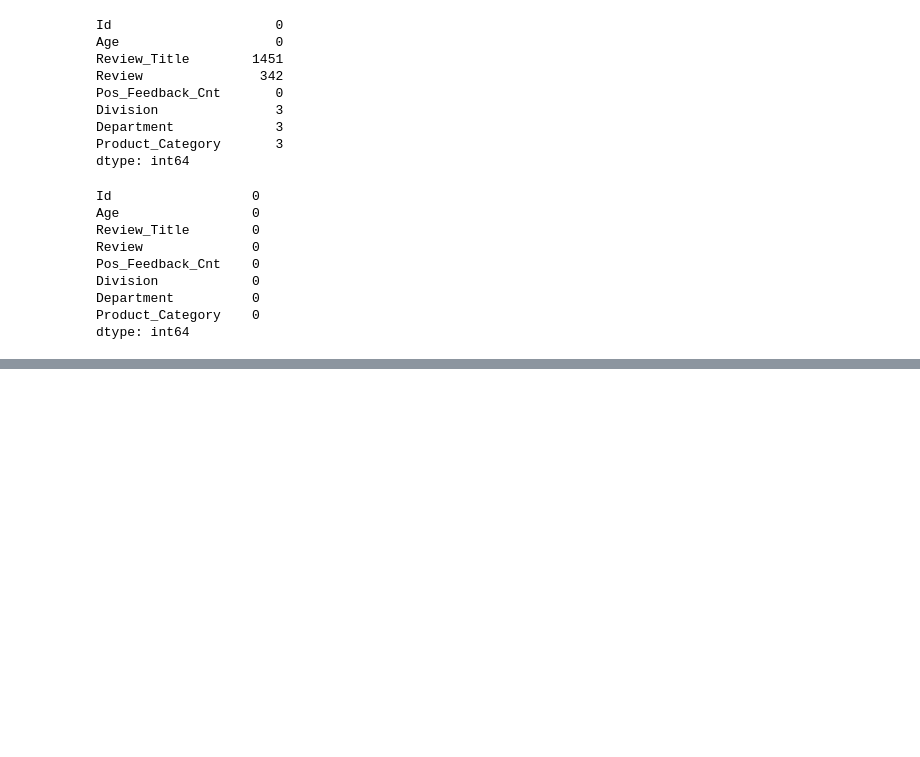
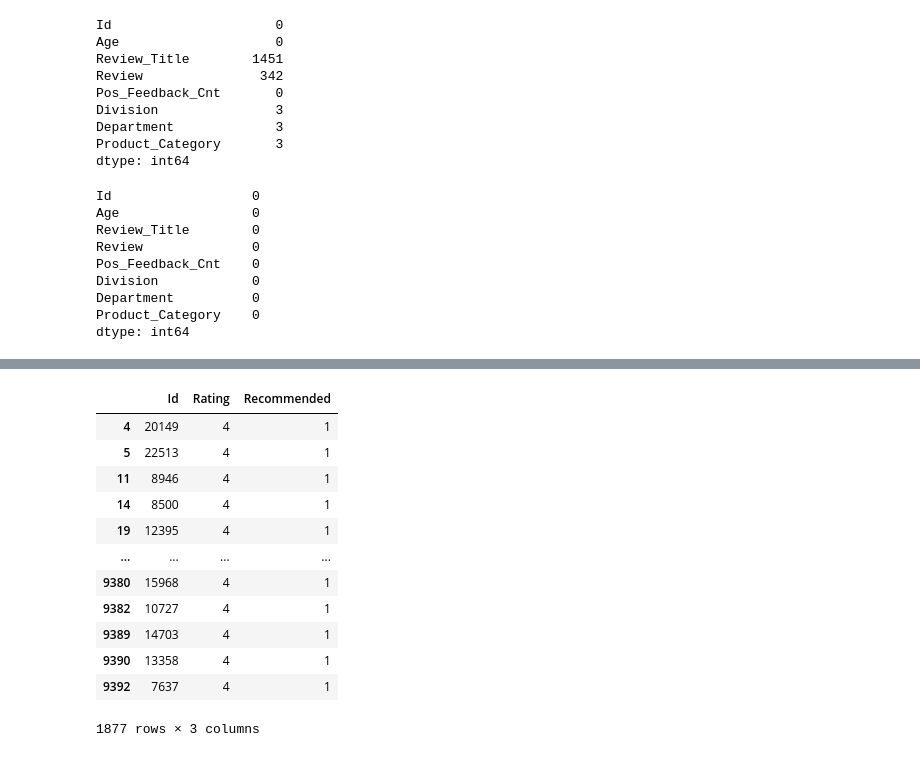
Before and after one commit to Elshan777/fashion-product-reviews, a Jupyter notebook: model-final.ipynb, the cells around one changed output, grey strips where cells are left out. Cells and saved outputs as stored; diff of their text form; code cells hidden in the pictures; blank space fills up the shorter version.

```diff
--- a/model-final.ipynb
+++ b/model-final.ipynb
@@ -364,12 +260,12 @@ model1 = tf.keras.models.Sequential([
         mask_zero=True
     ),
     tf.keras.layers.LSTM(32),
-    tf.keras.layers.Dense(8, activation='relu'),
+    tf.keras.layers.Dense(16, activation='relu'),
     tf.keras.layers.Dense(5, activation='softmax')
 ])
 # %%
 model1.compile(loss='categorical_crossentropy', optimizer='adam', metrics=['accuracy'])
-early_stop = EarlyStopping(monitor='val_loss', mode='min', verbose=1, patience = 2)
+early_stop = EarlyStopping(monitor='val_accuracy', mode='auto', verbose=1, patience = 1)
 history = model1.fit(X_train, y_train, epochs=30, validation_data=(X_test, y_test), callbacks=[early_stop])
 # %% [output]
 Epoch 1/30
@@ -436,0 +335,13 @@ submission.to_csv('submission2.csv', index=False)
+# %%
+recommended_predicted = model.predict_classes(test_df['Review_Title'] + ' ' + test_df['Review'])
+np.unique(recommended_predicted, return_counts=True)
+
+rating_predicted = model1.predict_classes(test_df['Review_Title'] + ' ' + test_df['Review'])
+np.unique(rating_predicted, return_counts=True)
+
+submission = pd.read_csv('../input/iba-ml1-final-project/sample_submission.csv')
+
+submission['Rating'] = rating_predicted
+submission['Recommended'] = recommended_predicted
+
+submission.to_csv('submission5.csv', index=False)
@@ -444,0 +358,18 @@ SpearmanrResult(correlation=0.6145276185464358, pvalue=0.0)
+# %%
+submission.loc[submission['Rating'] == 4, 'Recommended'] = 1
+# %%
+submission[submission['Rating'] == 4]
+# %% [output]
+|  | Id | Rating | Recommended |
+| 4 | 20149 | 4 | 1 |
+| 5 | 22513 | 4 | 1 |
+| 11 | 8946 | 4 | 1 |
+| 14 | 8500 | 4 | 1 |
+| 19 | 12395 | 4 | 1 |
+| ... | ... | ... | ... |
+| 9380 | 15968 | 4 | 1 |
+| 9382 | 10727 | 4 | 1 |
+| 9389 | 14703 | 4 | 1 |
+| 9390 | 13358 | 4 | 1 |
+| 9392 | 7637 | 4 | 1 |
+1877 rows × 3 columns
```
Also changed, not shown: parts of 29 cells of this notebook.
